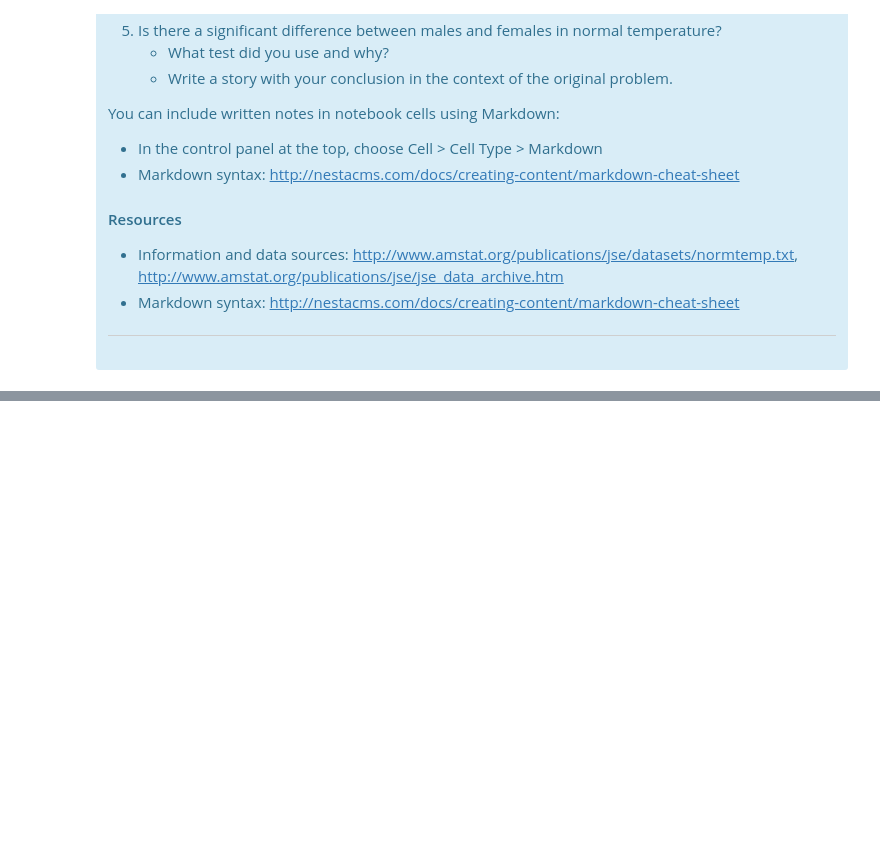
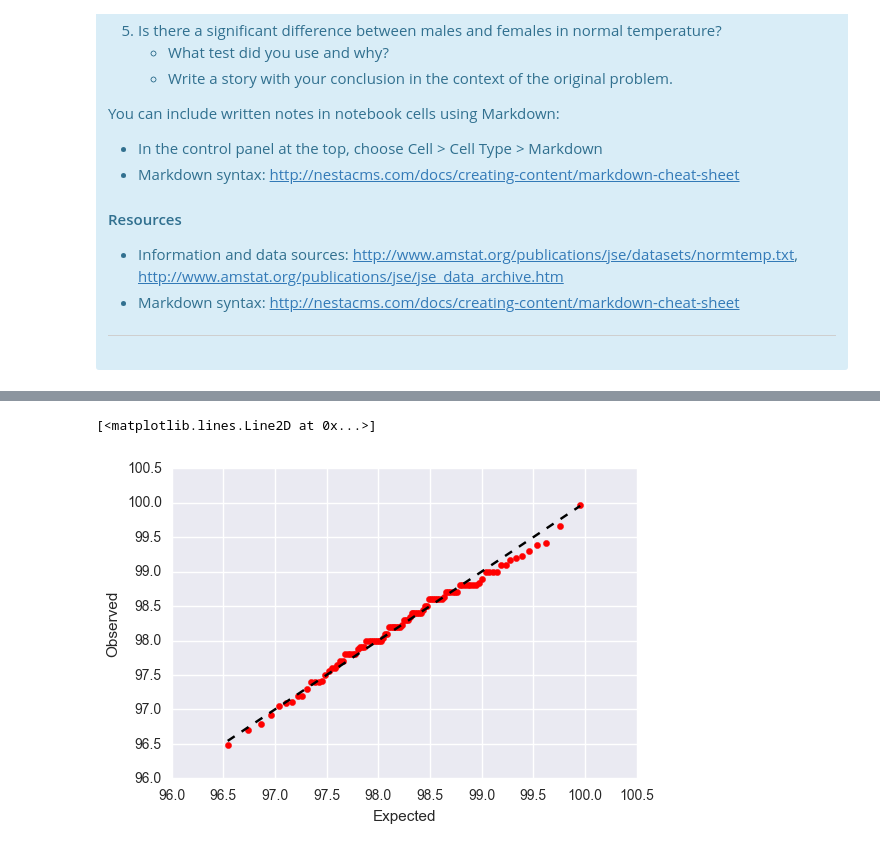
Before and after one commit to leahob/dsi_exercises, a Jupyter notebook: human_temp/sliderule_dsi_inferential_statistics_exercise_1.ipynb, the cells around one changed output, grey strips where cells are left out. Cells and saved outputs as stored; diff of their text form; code cells hidden in the pictures; blank space fills up the shorter version.

```diff
--- a/human_temp/sliderule_dsi_inferential_statistics_exercise_1.ipynb
+++ b/human_temp/sliderule_dsi_inferential_statistics_exercise_1.ipynb
@@ -56,0 +141,12 @@ df = pd.read_csv('data/human_body_temperature.csv')
+# %%
+obs_dist = np.percentile(df.temperature, np.arange(1,101))
+# %%
+expect_dist = norm.ppf(np.arange(0.01,1.01,0.01), loc=df.temperature.mean(), scale=df.temperature.std())
+# %%
+plt.scatter(expect_dist, obs_dist, color='r')
+plt.xlabel("Expected")
+plt.ylabel("Observed")
+plt.plot(expect_dist, expect_dist, linestyle='--', color='k')
+# %% [output]
+[<matplotlib.lines.Line2D at 0x...>]
+[figure, added]
```
Also changed, not shown: parts of 26 cells of this notebook.
